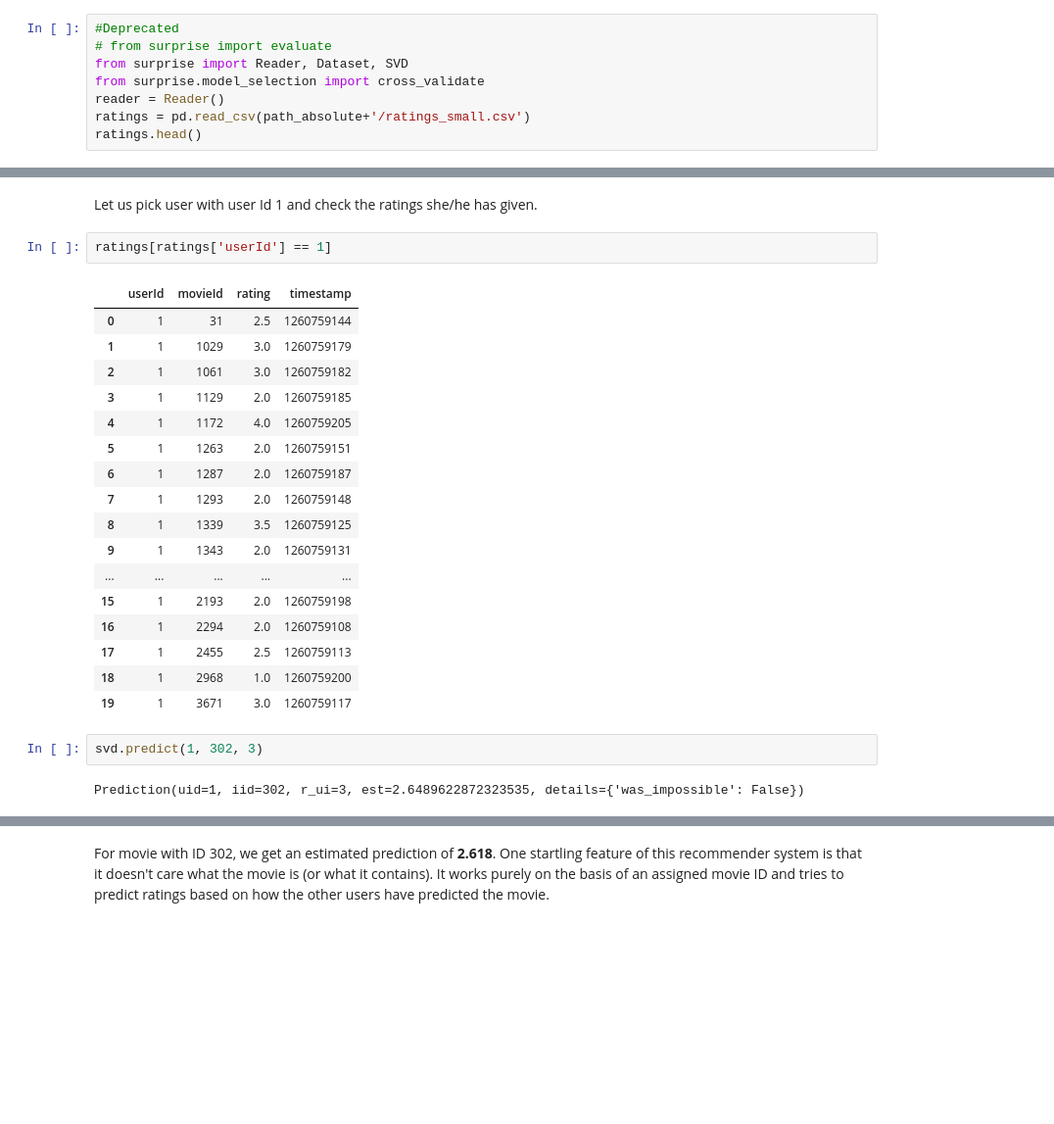
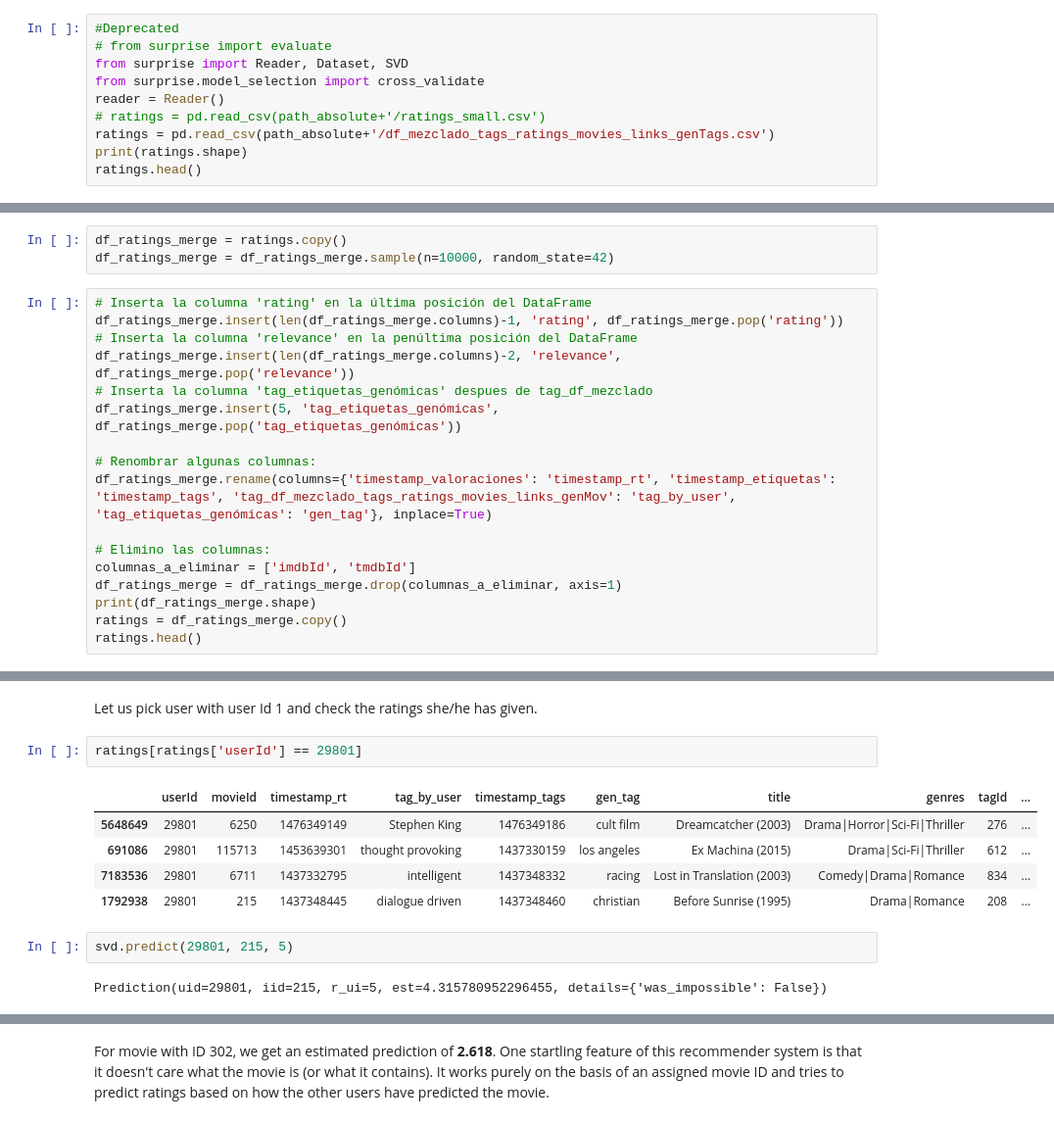
Before and after one commit to Jaime44/WorkSpace, a Jupyter notebook: models/colaborative filter/CF_The_age_of_recommeder_System.ipynb, the cells around one changed output, grey strips where cells are left out. Shown: that part at 98% size. Saved outputs shown, nothing was run; the diff lists cells and outputs as text; blank space fills up the shorter version.

```diff
--- a/models/colaborative filter/CF_The_age_of_recommeder_System.ipynb
+++ b/models/colaborative filter/CF_The_age_of_recommeder_System.ipynb
@@ -483,6 +91,8 @@ Since the dataset we used before did not have userId(which is necessary for coll
 from surprise import Reader, Dataset, SVD
 from surprise.model_selection import cross_validate
 reader = Reader()
-ratings = pd.read_csv(path_absolute+'/ratings_small.csv')
+# ratings = pd.read_csv(path_absolute+'/ratings_small.csv')
+ratings = pd.read_csv(path_absolute+'/df_mezclado_tags_ratings_movies_links_genTags.csv')
+print(ratings.shape)
 ratings.head()
 # %% [output]
@@ -494,0 +106,20 @@ ratings.head()
+# %%
+df_ratings_merge = ratings.copy()
+df_ratings_merge = df_ratings_merge.sample(n=10000, random_state=42)
+# %%
+# Inserta la columna 'rating' en la última posición del DataFrame
+df_ratings_merge.insert(len(df_ratings_merge.columns)-1, 'rating', df_ratings_merge.pop('rating'))
+# Inserta la columna 'relevance' en la penúltima posición del DataFrame
+df_ratings_merge.insert(len(df_ratings_merge.columns)-2, 'relevance', df_ratings_merge.pop('relevance'))
+# Inserta la columna 'tag_etiquetas_genómicas' despues de tag_df_mezclado
+df_ratings_merge.insert(5, 'tag_etiquetas_genómicas', df_ratings_merge.pop('tag_etiquetas_genómicas'))
+
+# Renombrar algunas columnas:
+df_ratings_merge.rename(columns={'timestamp_valoraciones': 'timestamp_rt', 'timestamp_etiquetas': 'timestamp_tags', 'tag_df_mezclado_tags_ratings_movies_links_genMov': 'tag_by_user', 'tag_etiquetas_genómicas': 'gen_tag'}, inplace=True)
+
+# Elimino las columnas:
+columnas_a_eliminar = ['imdbId', 'tmdbId']
+df_ratings_merge = df_ratings_merge.drop(columnas_a_eliminar, axis=1)
+print(df_ratings_merge.shape)
+ratings = df_ratings_merge.copy()
+ratings.head()
@@ -541,26 +190,14 @@ svd.fit(trainset)
 # %% [markdown]
 Let us pick user with user Id 1  and check the ratings she/he has given.
 # %%
-ratings[ratings['userId'] == 1]
+ratings[ratings['userId'] == 29801]
 # %% [output]
-|  | userId | movieId | rating | timestamp |
-| 0 | 1 | 31 | 2.5 | 1260759144 |
-| 1 | 1 | 1029 | 3.0 | 1260759179 |
-| 2 | 1 | 1061 | 3.0 | 1260759182 |
-| 3 | 1 | 1129 | 2.0 | 1260759185 |
-| 4 | 1 | 1172 | 4.0 | 1260759205 |
-| 5 | 1 | 1263 | 2.0 | 1260759151 |
-| 6 | 1 | 1287 | 2.0 | 1260759187 |
-| 7 | 1 | 1293 | 2.0 | 1260759148 |
-| 8 | 1 | 1339 | 3.5 | 1260759125 |
-| 9 | 1 | 1343 | 2.0 | 1260759131 |
-| ... | ... | ... | ... | ... |
-| 15 | 1 | 2193 | 2.0 | 1260759198 |
-| 16 | 1 | 2294 | 2.0 | 1260759108 |
-| 17 | 1 | 2455 | 2.5 | 1260759113 |
-| 18 | 1 | 2968 | 1.0 | 1260759200 |
-| 19 | 1 | 3671 | 3.0 | 1260759117 |
+|  | userId | movieId | timestamp_rt | tag_by_user | timestamp_tags | gen_tag | title | genres | tagId | ... |
+| 5648649 | 29801 | 6250 | 1476349149 | Stephen King | 1476349186 | cult film | Dreamcatcher (2003) | Drama|Horror|Sci-Fi|Thriller | 276 | ... |
+| 691086 | 29801 | 115713 | 1453639301 | thought provoking | 1437330159 | los angeles | Ex Machina (2015) | Drama|Sci-Fi|Thriller | 612 | ... |
+| 7183536 | 29801 | 6711 | 1437332795 | intelligent | 1437348332 | racing | Lost in Translation (2003) | Comedy|Drama|Romance | 834 | ... |
+| 1792938 | 29801 | 215 | 1437348445 | dialogue driven | 1437348460 | christian | Before Sunrise (1995) | Drama|Romance | 208 | ... |
-# %%
-svd.predict(1, 302, 3)
-# %% [output]
-Prediction(uid=1, iid=302, r_ui=3, est=2.6489622872323535, details={'was_impossible': False})
+# %%
+svd.predict(29801, 215, 5)
+# %% [output]
+Prediction(uid=29801, iid=215, r_ui=5, est=4.315780952296455, details={'was_impossible': False})
```
Also changed, not shown: parts of 65 cells of this notebook, 9 other files.
